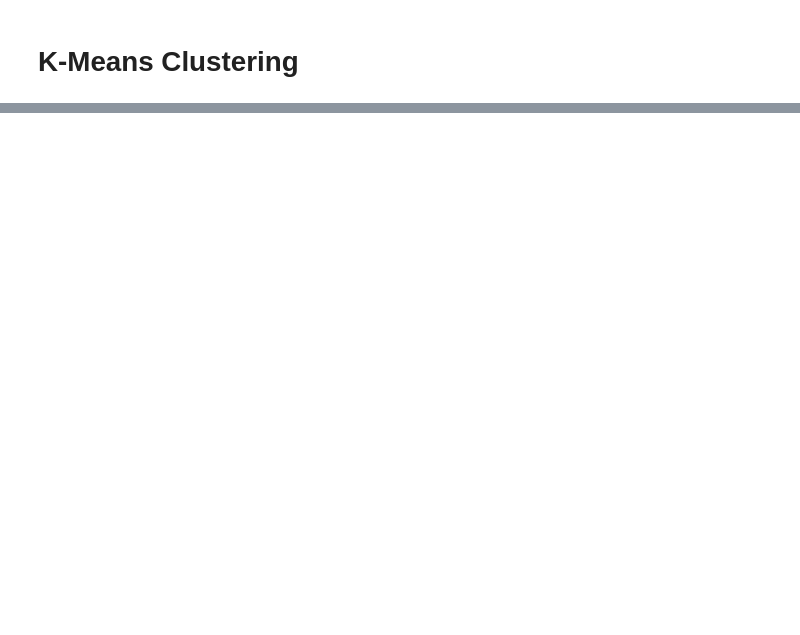
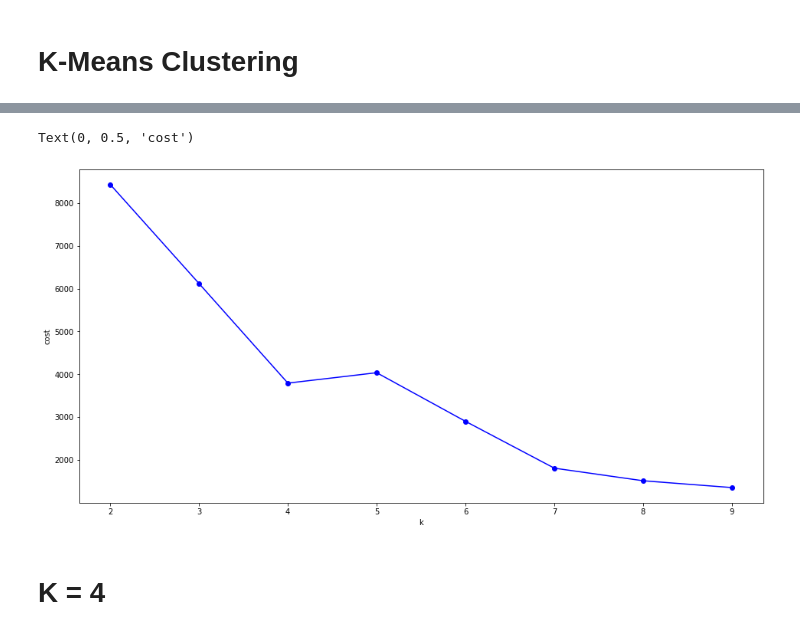
Before and after one commit to asish012/dataanalytics, a Jupyter notebook: customer_segmentation/RFM with K-means.ipynb, the cells around one changed output, grey strips where cells are left out. Cells and saved outputs as stored; diff of their text form; code cells hidden in the pictures; blank space fills up the shorter version.

```diff
--- a/customer_segmentation/RFM with K-means.ipynb
+++ b/customer_segmentation/RFM with K-means.ipynb
@@ -89,0 +92,4 @@ rfm_data = (
+# %%
+features = rfm_data.columns[1:]
+
+printdf(rfm_data)
@@ -89,0 +103,10 @@ rfm_data = (
+# %%
+assembler = VectorAssembler(
+    inputCols=features,
+    outputCol="rfm_features")
+
+assembled_data = assembler.transform(rfm_data)
+
+assembled_data = assembled_data.select('CustomerID', 'rfm_features')
+
+printdf(assembled_data)
@@ -89,0 +120,8 @@ rfm_data = (
+# %%
+scaler = StandardScaler(inputCol='rfm_features', outputCol='rfm_standardized')
+
+data_scale = scaler.fit(assembled_data)
+
+scaled_data = data_scale.transform(assembled_data)
+
+printdf(scaled_data)
@@ -89,0 +135,22 @@ rfm_data = (
+# %%
+# working with `scaled_data`
+
+costs = {}
+
+for k in range(2, 10):
+    k_means = KMeans(featuresCol='rfm_standardized', k=k)
+    model = k_means.fit(scaled_data)
+    costs[k] = model.computeCost(scaled_data)
+# %%
+fig, ax = plt.subplots(1, 1, figsize =(16, 8))
+
+ax.plot(costs.keys(), costs.values(), '-ob')
+ax.set_xlabel('k')
+ax.set_ylabel('cost')
+
+# ax.plot(3, costs[3], 'bo')
+# %% [output]
+Text(0, 0.5, 'cost')
+[figure, added]
+# %% [markdown]
+# K = 4
```
Also changed, not shown: parts of 22 cells of this notebook, 3 other files.
